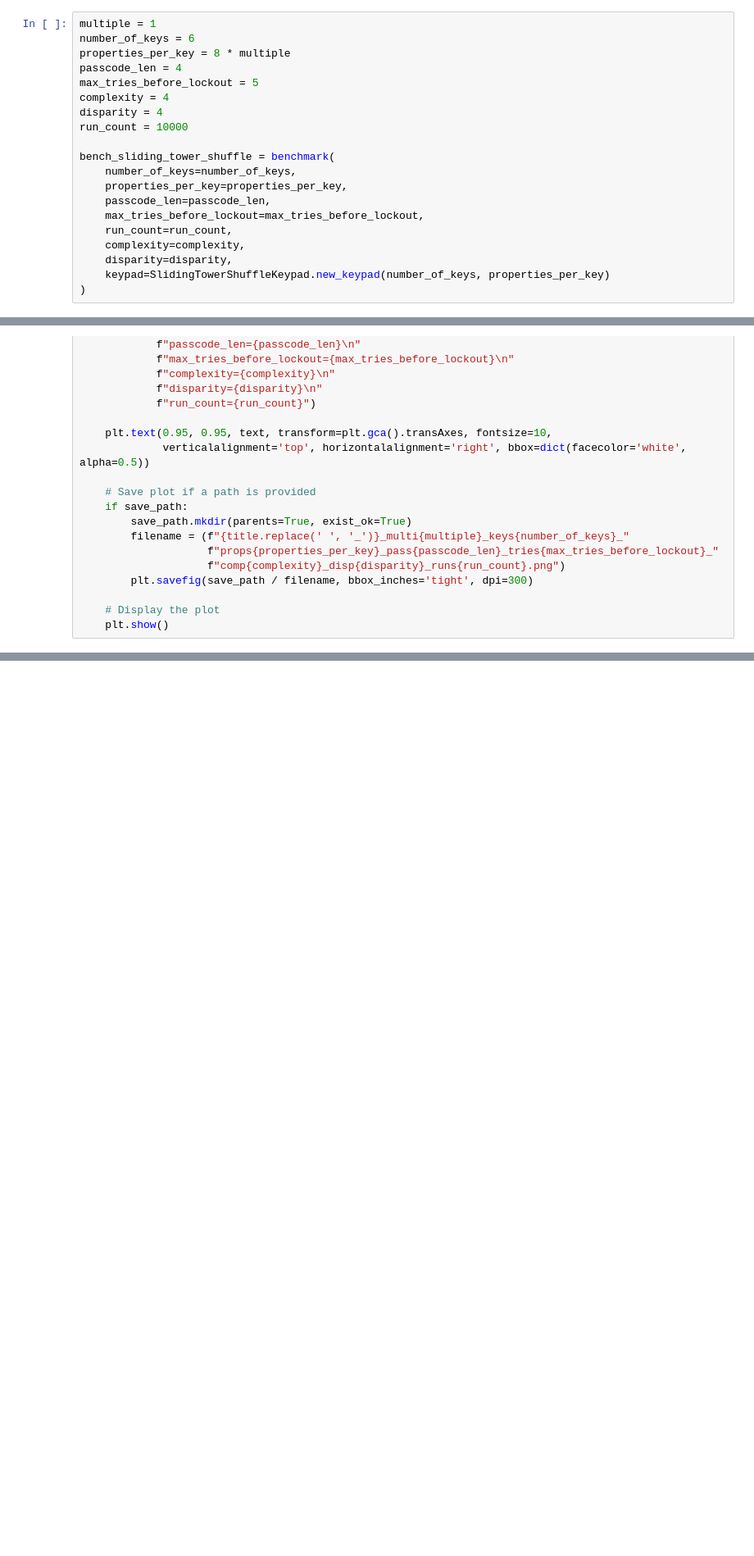
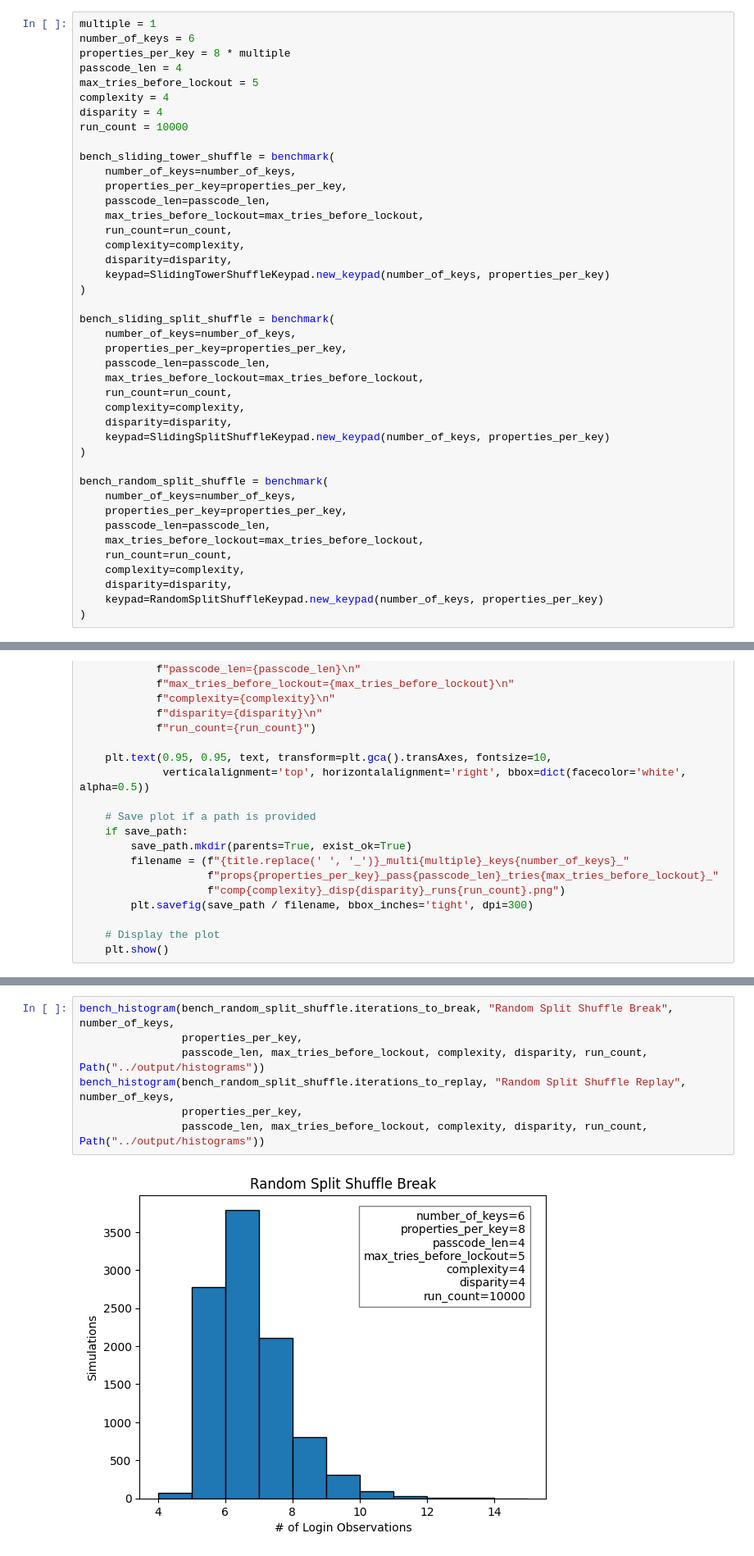
Before and after one commit to DonovanKelly/evilnkode, a Jupyter notebook: notebooks/evilnkode.ipynb, the cells around one changed output, grey strips where cells are left out. Shown at 82% size. Saved outputs shown, nothing was run; the diff lists cells and outputs as text; blank space fills up the shorter version.

```diff
--- a/notebooks/evilnkode.ipynb
+++ b/notebooks/evilnkode.ipynb
@@ -26,3 +28,25 @@ bench_sliding_tower_shuffle = benchmark(
     disparity=disparity,
     keypad=SlidingTowerShuffleKeypad.new_keypad(number_of_keys, properties_per_key)
 )
+
+bench_sliding_split_shuffle = benchmark(
+    number_of_keys=number_of_keys,
+    properties_per_key=properties_per_key,
+    passcode_len=passcode_len,
+    max_tries_before_lockout=max_tries_before_lockout,
+    run_count=run_count,
+    complexity=complexity,
+    disparity=disparity,
+    keypad=SlidingSplitShuffleKeypad.new_keypad(number_of_keys, properties_per_key)
+)
+
+bench_random_split_shuffle = benchmark(
+    number_of_keys=number_of_keys,
+    properties_per_key=properties_per_key,
+    passcode_len=passcode_len,
+    max_tries_before_lockout=max_tries_before_lockout,
+    run_count=run_count,
+    complexity=complexity,
+    disparity=disparity,
+    keypad=RandomSplitShuffleKeypad.new_keypad(number_of_keys, properties_per_key)
+)
@@ -83,0 +112,9 @@ bench_histogram(bench_sliding_tower_shuffle.iterations_to_replay, "Key Logger Sp
+# %%
+bench_histogram(bench_random_split_shuffle.iterations_to_break, "Random Split Shuffle Break", number_of_keys,
+                properties_per_key,
+                passcode_len, max_tries_before_lockout, complexity, disparity, run_count, Path("../output/histograms"))
+bench_histogram(bench_random_split_shuffle.iterations_to_replay, "Random Split Shuffle Replay", number_of_keys,
+                properties_per_key,
+                passcode_len, max_tries_before_lockout, complexity, disparity, run_count, Path("../output/histograms"))
+# %% [output]
+[figure, added]
```
Also changed, not shown: parts of 5 cells of this notebook, 2 other files.
